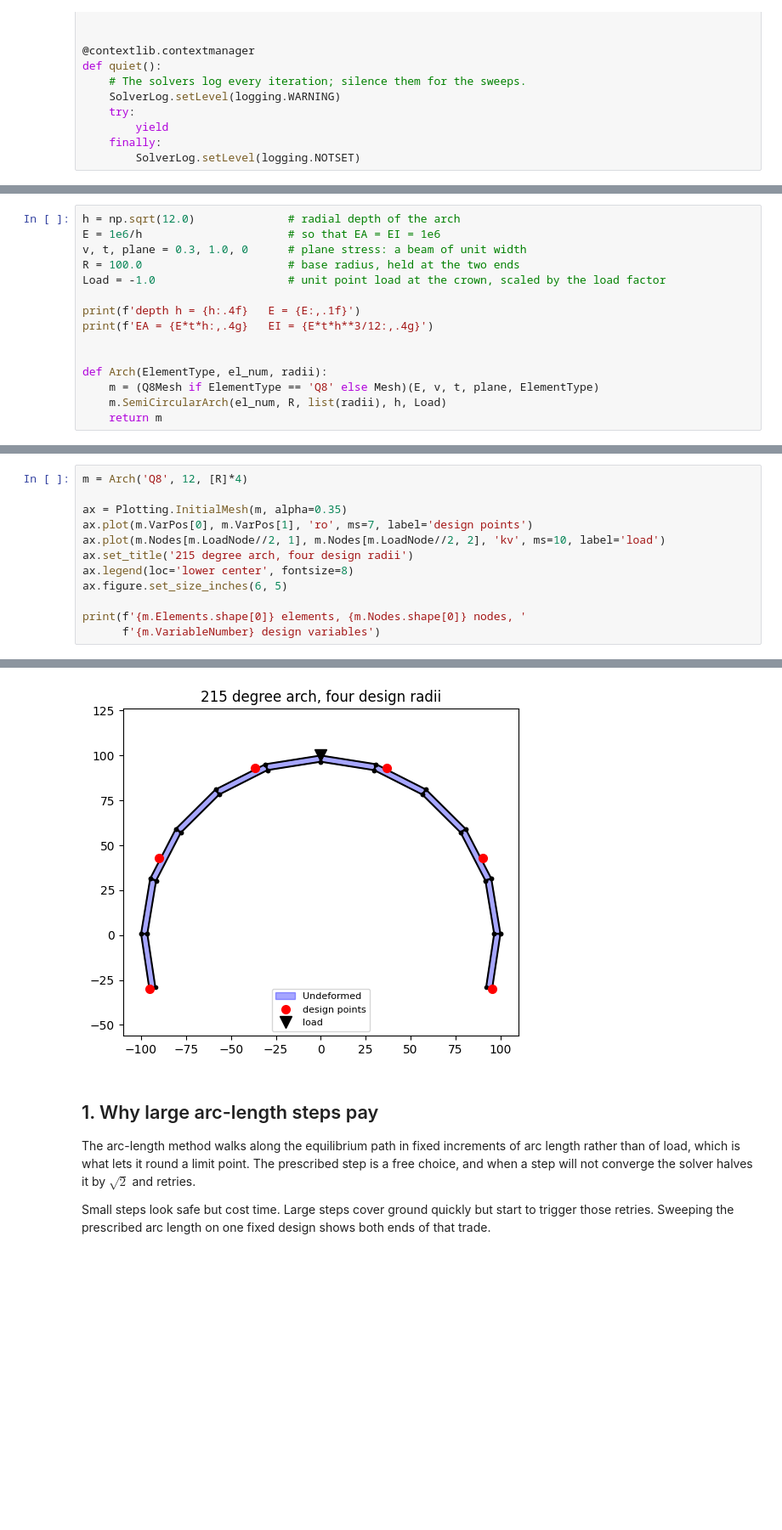
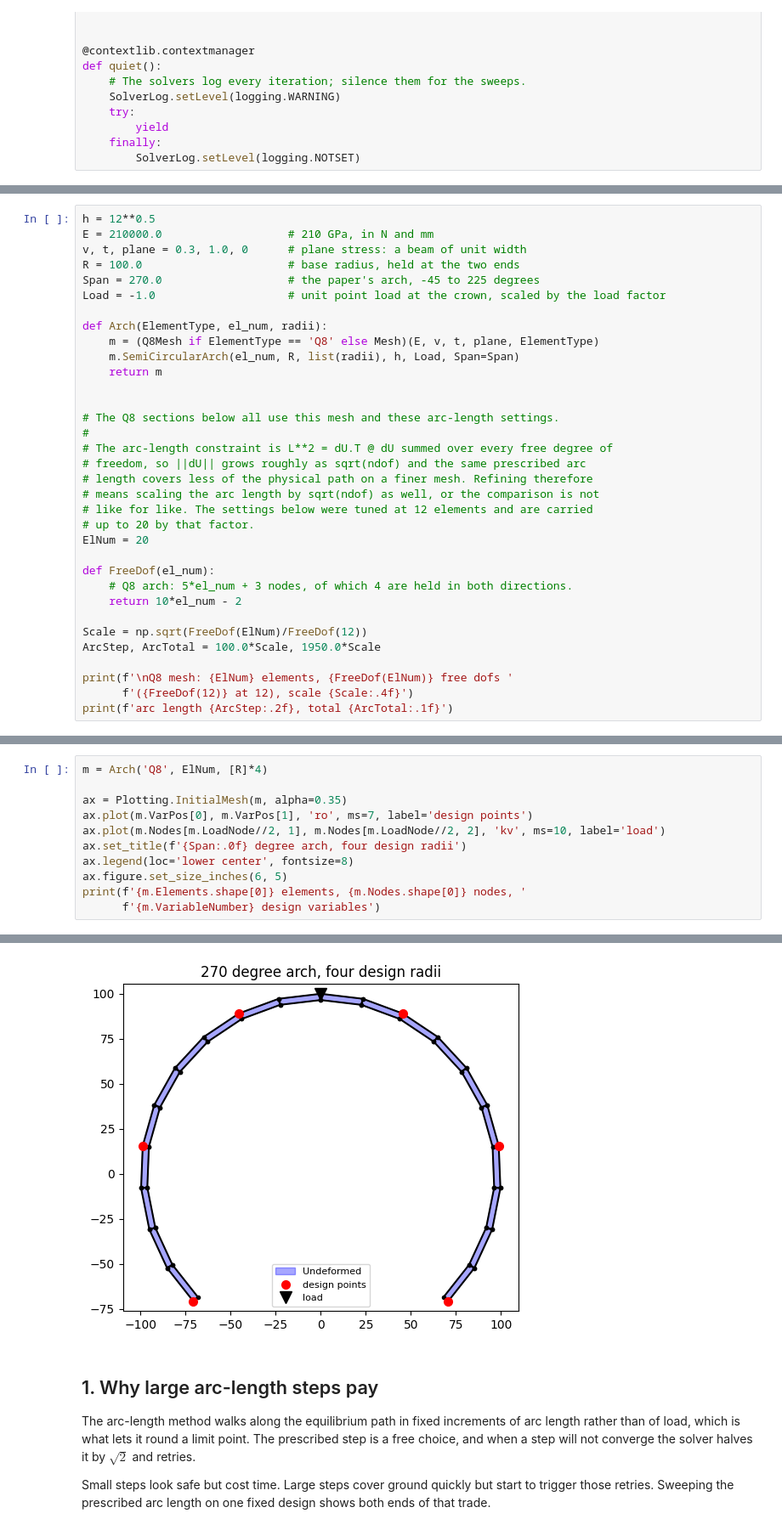
Before and after one commit to JohannBouwer/fem2d, a Jupyter notebook: research/ArcLengthControlledShapeDesign.ipynb, the cells around one changed output, grey strips where cells are left out. Shown at 85% size. Saved outputs shown, nothing was run; the diff lists cells and outputs as text; blank space fills up the shorter version.

```diff
--- a/research/ArcLengthControlledShapeDesign.ipynb
+++ b/research/ArcLengthControlledShapeDesign.ipynb
@@ -61,16 +77,35 @@ $$\frac{I}{A} = \frac{h^2}{12} = 1 \;\Rightarrow\; h = \sqrt{12},
 # %%
-h = np.sqrt(12.0)              # radial depth of the arch
-E = 1e6/h                      # so that EA = EI = 1e6
+h = 12**0.5
+E = 210000.0                   # 210 GPa, in N and mm
 v, t, plane = 0.3, 1.0, 0      # plane stress: a beam of unit width
 R = 100.0                      # base radius, held at the two ends
+Span = 270.0                   # the paper's arch, -45 to 225 degrees
 Load = -1.0                    # unit point load at the crown, scaled by the load factor
-
-print(f'depth h = {h:.4f}   E = {E:,.1f}')
-print(f'EA = {E*t*h:,.4g}   EI = {E*t*h**3/12:,.4g}')
-
 
 def Arch(ElementType, el_num, radii):
     m = (Q8Mesh if ElementType == 'Q8' else Mesh)(E, v, t, plane, ElementType)
-    m.SemiCircularArch(el_num, R, list(radii), h, Load)
+    m.SemiCircularArch(el_num, R, list(radii), h, Load, Span=Span)
     return m
+
+
+# The Q8 sections below all use this mesh and these arc-length settings.
+#
+# The arc-length constraint is L**2 = dU.T @ dU summed over every free degree of
+# freedom, so ||dU|| grows roughly as sqrt(ndof) and the same prescribed arc
+# length covers less of the physical path on a finer mesh. Refining therefore
+# means scaling the arc length by sqrt(ndof) as well, or the comparison is not
+# like for like. The settings below were tuned at 12 elements and are carried
+# up to 20 by that factor.
+ElNum = 20
+
+def FreeDof(el_num):
+    # Q8 arch: 5*el_num + 3 nodes, of which 4 are held in both directions.
+    return 10*el_num - 2
+
+Scale = np.sqrt(FreeDof(ElNum)/FreeDof(12))
+ArcStep, ArcTotal = 100.0*Scale, 1950.0*Scale
+
+print(f'\nQ8 mesh: {ElNum} elements, {FreeDof(ElNum)} free dofs '
+      f'({FreeDof(12)} at 12), scale {Scale:.4f}')
+print(f'arc length {ArcStep:.2f}, total {ArcTotal:.1f}')
 # %% [output]
@@ -79,13 +114,12 @@ EA = 1e+06   EI = 1e+06
 # %%
-m = Arch('Q8', 12, [R]*4)
+m = Arch('Q8', ElNum, [R]*4)
 
 ax = Plotting.InitialMesh(m, alpha=0.35)
 ax.plot(m.VarPos[0], m.VarPos[1], 'ro', ms=7, label='design points')
 ax.plot(m.Nodes[m.LoadNode//2, 1], m.Nodes[m.LoadNode//2, 2], 'kv', ms=10, label='load')
-ax.set_title('215 degree arch, four design radii')
+ax.set_title(f'{Span:.0f} degree arch, four design radii')
 ax.legend(loc='lower center', fontsize=8)
 ax.figure.set_size_inches(6, 5)
-
 print(f'{m.Elements.shape[0]} elements, {m.Nodes.shape[0]} nodes, '
       f'{m.VariableNumber} design variables')
 # %% [output]
@@ -93,4 +127,4 @@ print(f'{m.Elements.shape[0]} elements, {m.Nodes.shape[0]} nodes, '
-[figure, old version]
+[figure, new version]
 # %% [markdown]
 ## 1. Why large arc-length steps pay
 
```
Also changed, not shown: parts of 21 cells of this notebook, 7 other files.
